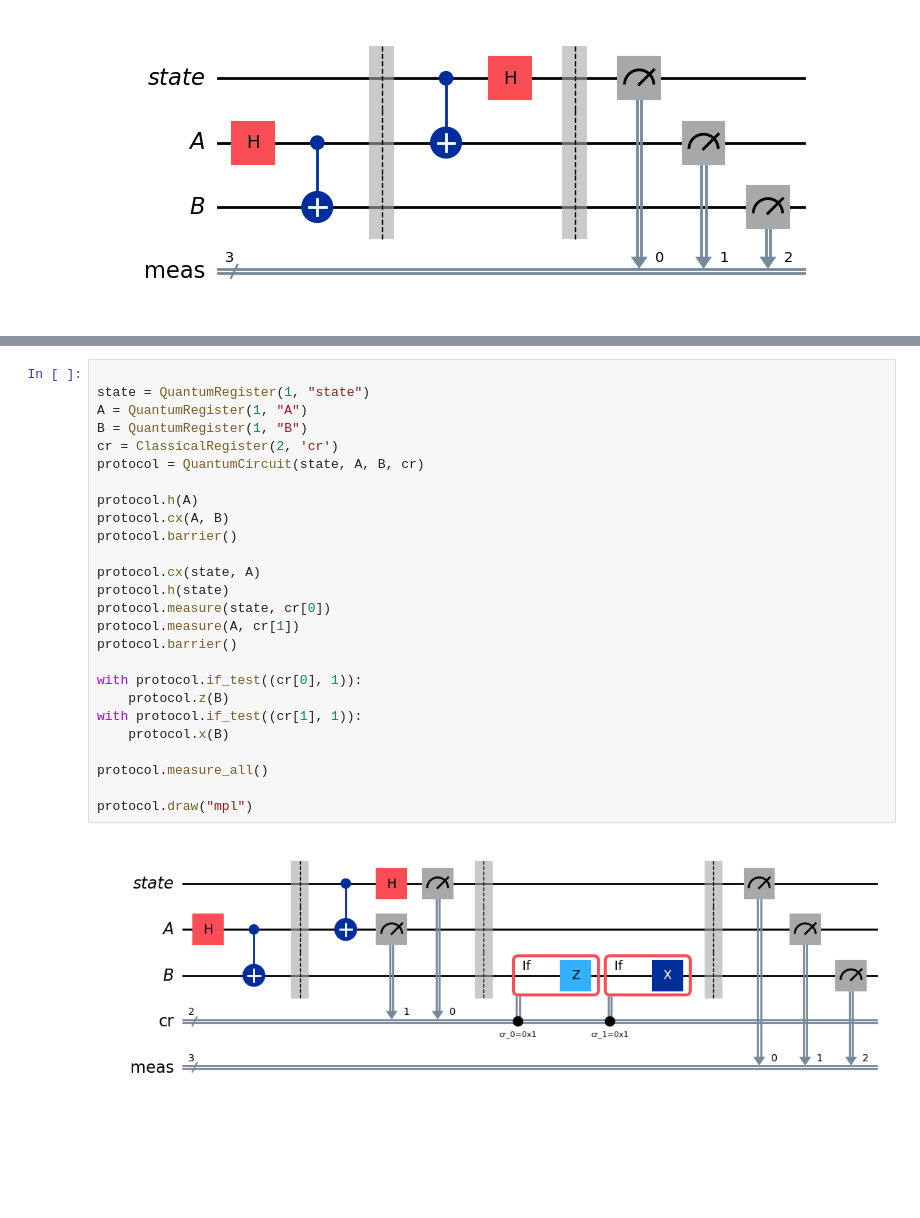
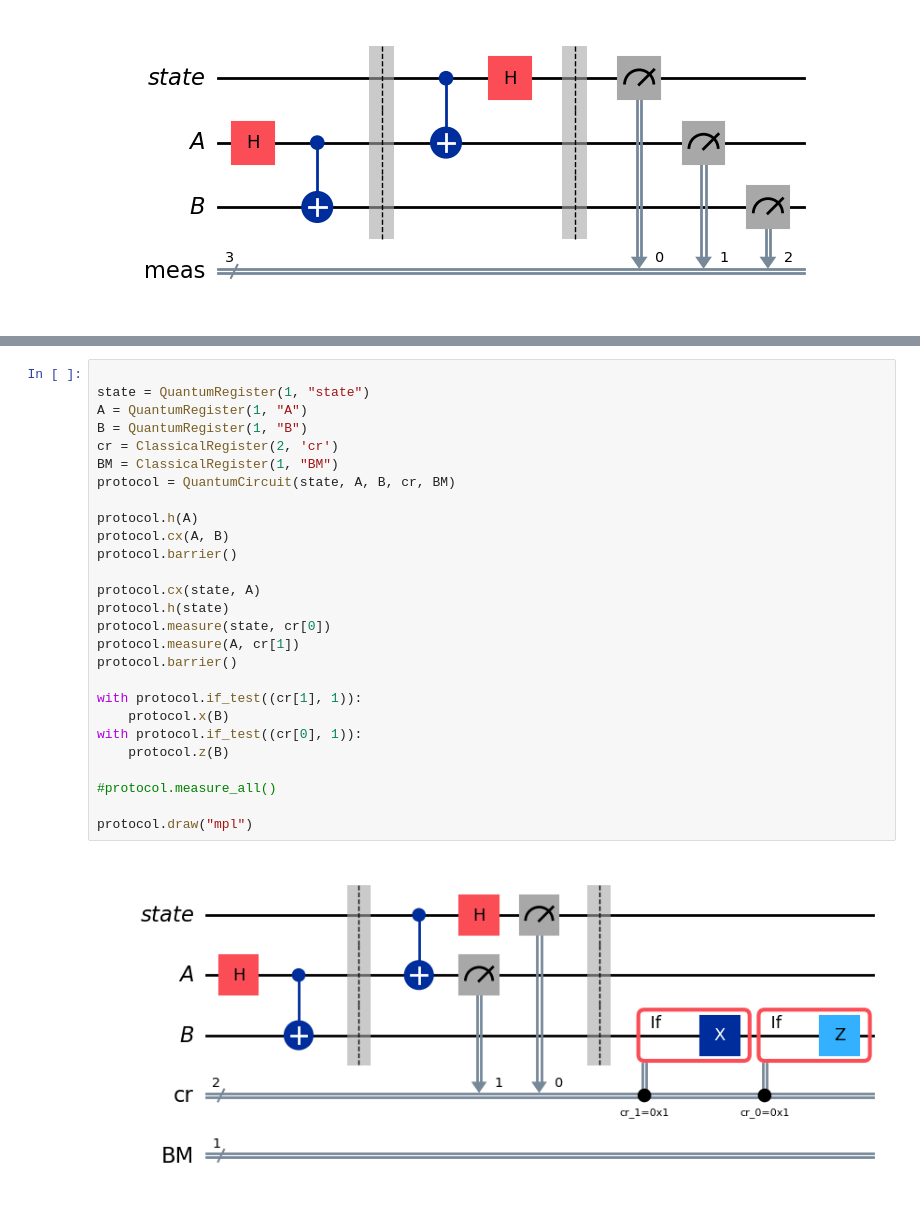
Before and after one commit to el-dAna/QC, a Jupyter notebook: hacathons/qrise_ibm.ipynb, the cells around one changed output, grey strips where cells are left out. Cells and saved outputs as stored; diff of their text form; blank space fills up the shorter version.

```diff
--- a/hacathons/qrise_ibm.ipynb
+++ b/hacathons/qrise_ibm.ipynb
@@ -38,31 +40,32 @@ display(plot_histogram(statistics))
 # %%
 
 state = QuantumRegister(1, "state")
 A = QuantumRegister(1, "A")
 B = QuantumRegister(1, "B")
 cr = ClassicalRegister(2, 'cr')
-protocol = QuantumCircuit(state, A, B, cr)
+BM = ClassicalRegister(1, "BM")
+protocol = QuantumCircuit(state, A, B, cr, BM)
 
 protocol.h(A)
 protocol.cx(A, B)
 protocol.barrier()
 
 protocol.cx(state, A)
 protocol.h(state)
 protocol.measure(state, cr[0])
 protocol.measure(A, cr[1])
 protocol.barrier()
 
+with protocol.if_test((cr[1], 1)):
+    protocol.x(B)
 with protocol.if_test((cr[0], 1)):
     protocol.z(B)
-with protocol.if_test((cr[1], 1)):
-    protocol.x(B)
 
-protocol.measure_all()
+#protocol.measure_all()
 
 protocol.draw("mpl")
 # %% [output]
-[figure, old version]
+[figure, new version]
 # %%
 result = AerSimulator().run(protocol).result()
 statistics = result.get_counts()
```
Also changed, not shown: parts of 9 cells of this notebook.
